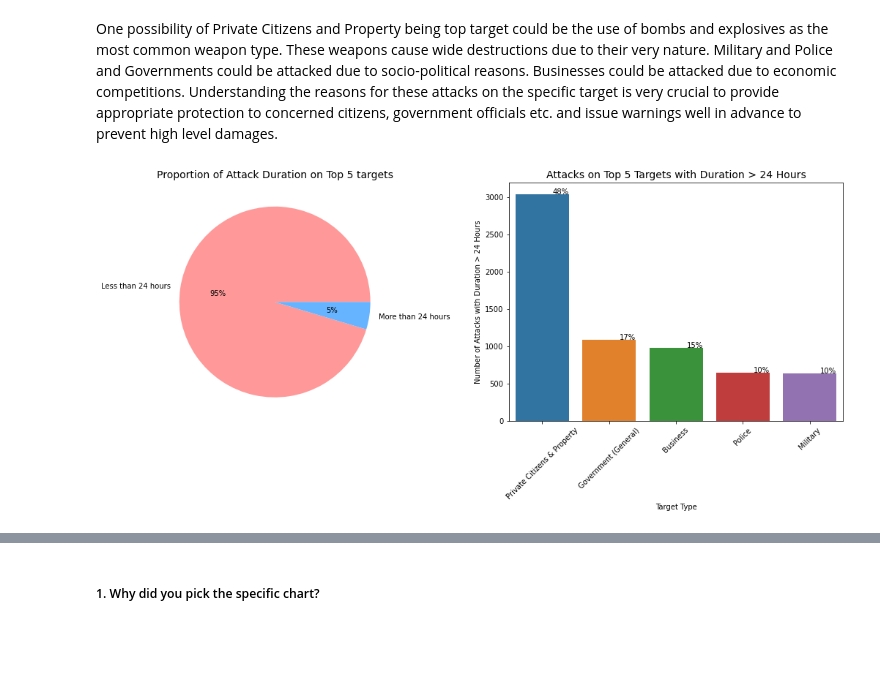
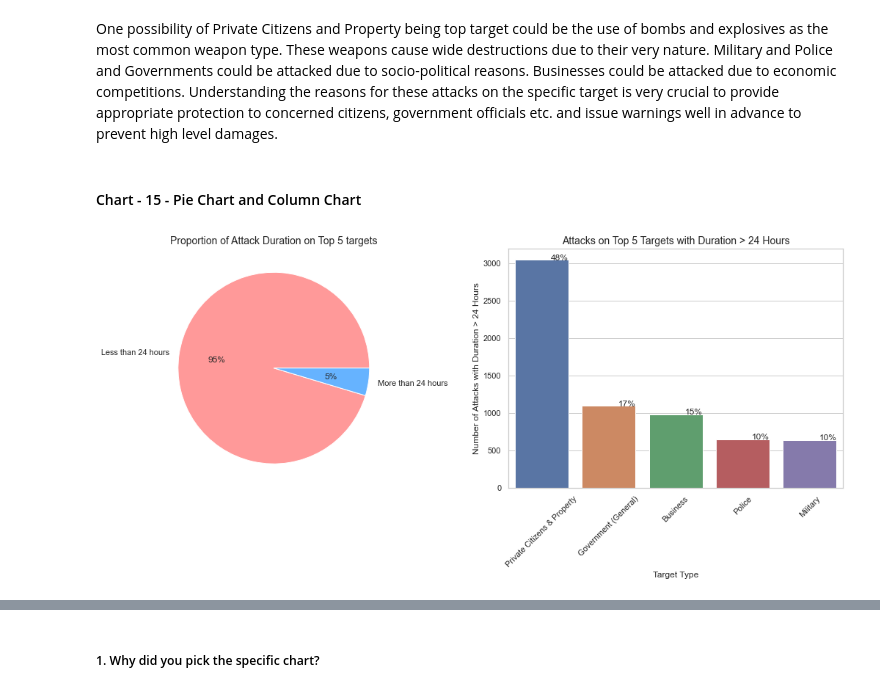
Before and after one commit to AimanSahay/Project-EDA_Global-Terrorism-Dataset, a Jupyter notebook: EDA_Global Terrorism Dataset.ipynb, the cells around one changed output, grey strips where cells are left out. Saved outputs shown, nothing was run; the diff lists cells and outputs as text; code cells hidden in the pictures; blank space fills up the shorter version.

```diff
--- a/EDA_Global Terrorism Dataset.ipynb
+++ b/EDA_Global Terrorism Dataset.ipynb
@@ -886,6 +879,7 @@ The 10 nations identified above can become a focal point for International Organ
 attacks = terrorism_df["Region"].value_counts()
 
 # Plot data
+sns.set_style("whitegrid", {'axes.grid' : False})
 plt.figure(figsize=(8,15))
 
 plt.pie(x=attacks.values, labels=attacks.index, autopct="%.0f%%")
@@ -917,6 +909,7 @@ This analysis is helpful to focus attention on major affected regions affected b
 year_plot = terrorism_df["Year"].value_counts()
 
 # Plot data
+sns.set_style("whitegrid")
 plt.figure(figsize=(24,7))
 
 sns.barplot(x=year_plot.index, y=year_plot.values)
@@ -1491,36 +1462,33 @@ top5_target_df["Duration"].value_counts()
+# %% [markdown]
+#### Chart - 15 - Pie Chart and Column Chart
 # %%
-# Create a stacked bar chart to see the duration of attack on each of the top 5 targets.
+# Explore the duration of attacks.
+
+# Explanation of "extended" ("Duration") as per Codebook.
 # Duration 1 = The duration of an incident extended more than 24 hours.
-# Duration 2 = The duration of an incident extended less than 24 hours.
-top5_target_dur1 = top5_target_df[top5_target_df["Duration"]==1]
-top5_target_dur0 = top5_target_df[top5_target_df["Duration"]==0]
-top5_target_df["Duration"].value_counts()
+# Duration 0 = The duration of an incident extended less than 24 hours.
 
-# Display proportion of extended duration for top 5 targets
+# Prepare data
 plt.figure(figsize=(18,6))
 
-# Subplot1: Duration of Attacks on top 5 targets
+# Subplot1: Pie Chart - Duration of Attacks on top 5 targets
 plt.subplot(1,2,1)
 colors = ['#ff9999', '#66b3ff']
 labels = ["Less than 24 hours", "More than 24 hours"]
 duration = top5_target_df["Duration"].value_counts()
 plt.pie(x=duration.values, labels=labels, colors=colors, autopct="%.0f%%")
 plt.title("Proportion of Attack Duration on Top 5 targets", fontsize=14)
 
-# Subplot2: Targets on whom attacks lasted for more than 24 hours
+# Subplot2: Column Chart - Targets on whom attacks lasted for more than 24 hours
 plt.subplot(1,2,2)
 dur1 = top5_target_df[top5_target_df["Duration"]==1]
 dur1_plot = sns.countplot(x="Target_type", data=dur1, order=dur1["Target_type"].value_counts().index)
 plt.title("Attacks on Top 5 Targets with Duration > 24 Hours", fontsize=14)
 plt.xlabel("Target Type")
 plt.ylabel("Number of Attacks with Duration > 24 Hours")
 plt.xticks(rotation=45)
 patches_percentage(dur1, dur1_plot)
 
 plt.show()
-
-# Inference: Only 5% of total attacks on top 5 targets lasted for more than 24 hours.
-# However, the main target here was Private Citizens and Property (48%) followed by Government(17%) and Business (15%).
-# Police and Military Attacks have the least proportion (10%) in terms of Duration > 24 hours. This could be possible as they are better equipped with required resources to handle terror attacks.
 # %% [output]
-[figure, old version]
+[figure, new version]
```
Also changed, not shown: parts of 115 cells of this notebook.
